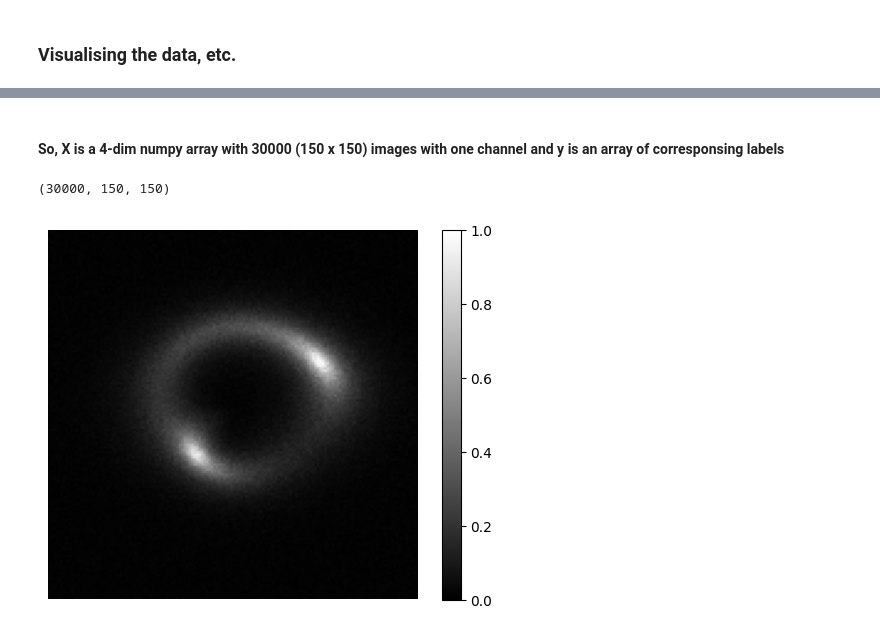
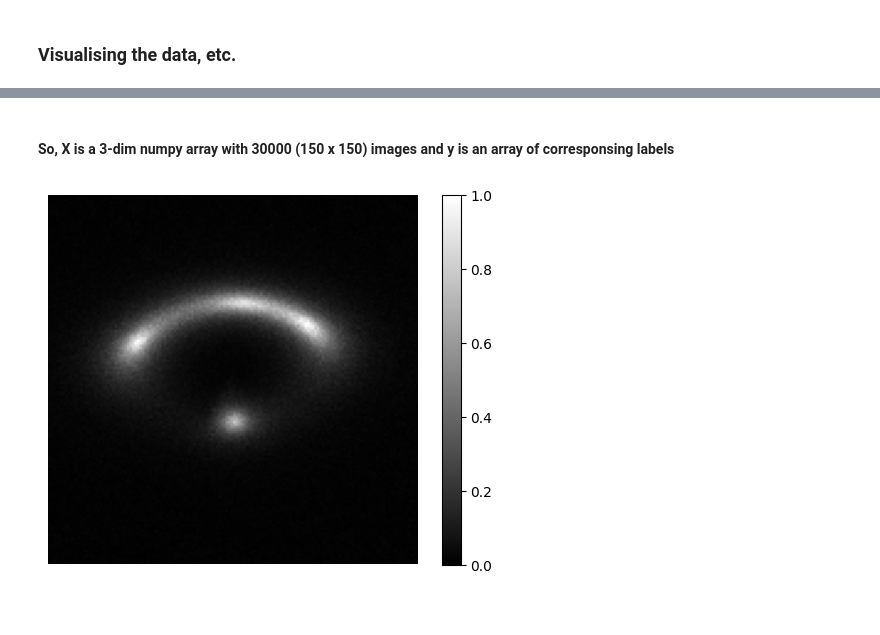
Before and after one commit to yash-rs/ml_deeplense, a Jupyter notebook: notebooks/task1.2.ipynb, the cells around one changed output, grey strips where cells are left out. Saved outputs shown, nothing was run; the diff lists cells and outputs as text; code cells hidden in the pictures.

```diff
--- a/notebooks/task1.2.ipynb
+++ b/notebooks/task1.2.ipynb
@@ -13,15 +13,10 @@ print(X.shape, y.shape)
 # %% [markdown]
-#### So, X is a 4-dim numpy array with 30000 (150 x 150) images with one channel and y is an array of corresponsing labels
+#### So, X is a 3-dim numpy array with 30000 (150 x 150) images and y is an array of corresponsing labels
-# %%
-X_reshaped = X[:, 0, :, :]
-print(X_reshaped.shape)
-# %% [output]
-(30000, 150, 150)
 # %%
-sample_image = X_reshaped[0,:,:]
+sample_image = X[28000,:,:]
 plt.imshow(sample_image, cmap="gray")
 plt.colorbar()
 plt.axis("off")
 plt.show()
 # %% [output]
-[figure, old version]
+[figure, new version]
```
Also changed, not shown: parts of 1 cell of this notebook.
